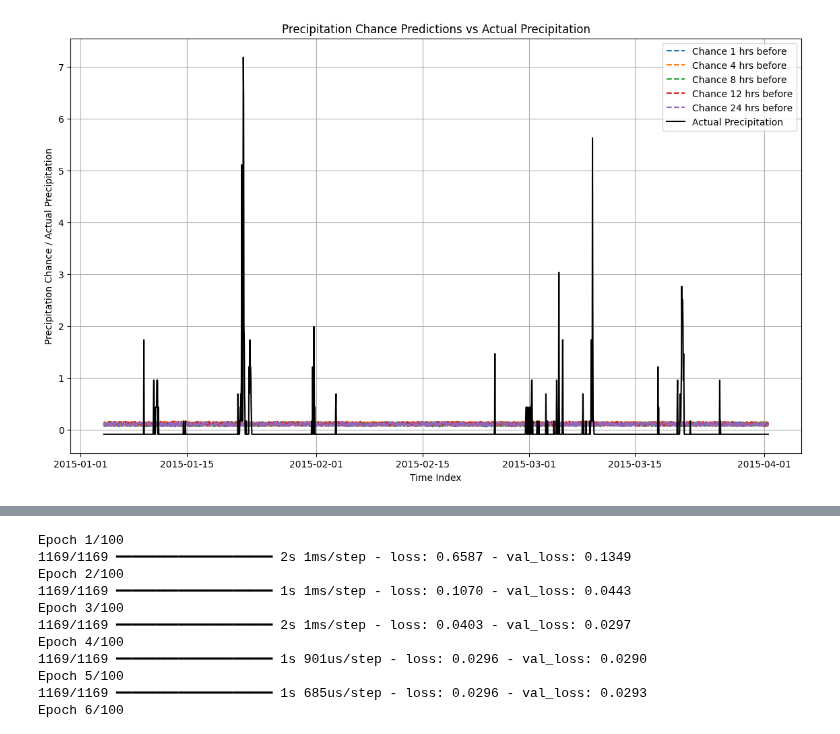
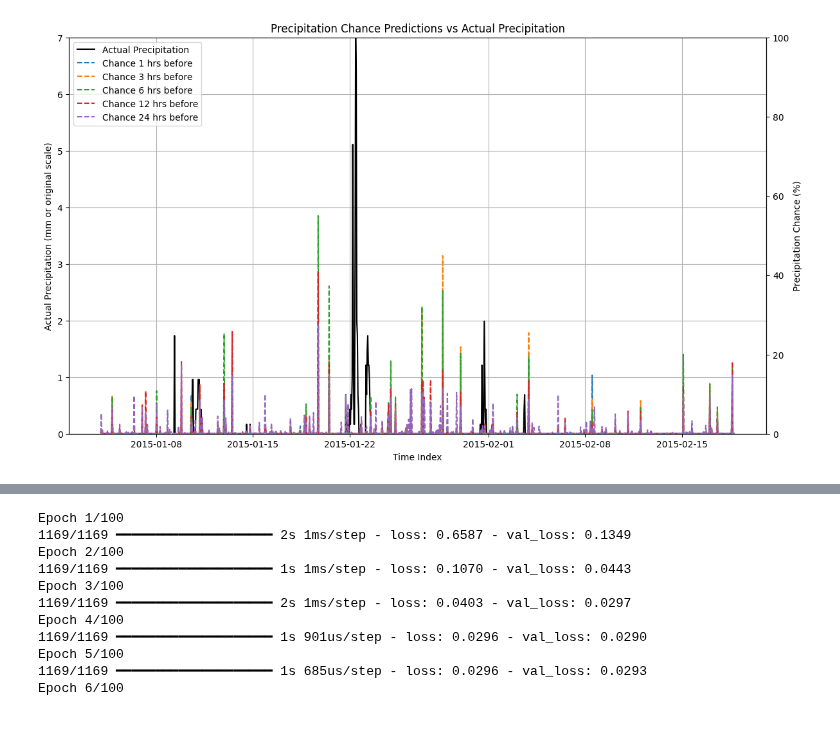
Before and after one commit to kiat/tx-soil-moisture, a Jupyter notebook: Precipitation-Percentage-Forecasting/linear_regression_prediction.ipynb, the cells around one changed output, grey strips where cells are left out. Saved outputs shown, nothing was run; the diff lists cells and outputs as text; code cells hidden in the pictures.

```diff
--- a/Precipitation-Percentage-Forecasting/linear_regression_prediction.ipynb
+++ b/Precipitation-Percentage-Forecasting/linear_regression_prediction.ipynb
@@ -37,3 +150,9 @@ df.head()
+# %%
+#Cutoff first 48hours of data
+cutoff_date = df.index.min() + pd.Timedelta(days=2)
+data = df[df.index >= cutoff_date]
+for hrs in [1, 24, 48, 72]: # 1hr, 1 day, 2 days, 3 days
+    df[f'Ppt_{hrs}hr_later'] = df['Ppt'].shift(-hrs)
 # %%
 def build_tf_linear_regression_model(input_shape):
     model = tf.keras.Sequential([
@@ -64,7 +183,12 @@ for interval in target_intervals:
 
     # Build and train the TensorFlow model
     model = build_tf_linear_regression_model(input_shape=X.shape[1])
-    model.fit(X_train, y_train, epochs=50, batch_size=16, verbose=0)
+    class_weights = {0: 1, 1: 10}  # Increase weight for 'rain' cases
+
+    # Use `class_weights` in model.fit
+    history = model.fit(X_train, y_train,
+                        epochs=50,
+                        class_weight=class_weights)
 
     # Predict precipitation chance and add some random chance if clear
     df[f"precip_chance_{interval}_hrs"] = model.predict(X).flatten()
@@ -88,37 +292,49 @@ df.head()
 # %%
 import matplotlib.pyplot as plt
 
-def plot_precipitation_chances(df, target_intervals=[1, 4, 8, 12, 24], actual_column='Ppt', timeframe=(0, 100)):
+def plot_precipitation_chances(df, target_intervals=[1, 3, 6, 12, 24], actual_column='Ppt', timeframe=(0, 100)):
     """
     Plots precipitation chance predictions at different intervals against the actual precipitation values.
 
     Parameters:
         df (pd.DataFrame): DataFrame containing the precipitation chance columns and actual precipitation values.
         target_intervals (list): List of intervals (in hours) for which the precipitation chance is calculated.
         actual_column (str): Name of the actual precipitation column in the DataFrame.
         timeframe (tuple): Tuple (start, end) indicating the index range to plot for better visualization.
     """
     start, end = timeframe
-    plt.figure(figsize=(14, 8))
+    fig, ax1 = plt.subplots(figsize=(14, 8))
 
-    # Plot each interval's precipitation chance
+    # Plot actual precipitation values on the left y-axis
+    ax1.plot(df.index[start:end], df[actual_column][start:end], label='Actual Precipitation', color='black', linewidth=1.5)
+    ax1.set_xlabel('Time Index')
+    ax1.set_ylabel('Actual Precipitation (mm or original scale)')
+    ax1.set_ylim(0, 7)  # Set the actual precipitation scale on the left y-axis
+    ax1.grid(True)
+
+    # Set up the secondary y-axis for precipitation chance (as a percentage)
+    ax2 = ax1.twinx()
+
+    # Plot each interval's precipitation chance (scaled to 0-100%)
     for interval in target_intervals:
-        plt.plot(df.index[start:end], df[f'precip_chance_{interval}_hrs'][start:end], label=f'Chance {interval} hrs before', linestyle='--')
+        ax2.plot(df.index[start:end], df[f'Ppt_pred_{interval}hr'][start:end] * 100, label=f'Chance {interval} hrs before', linestyle='--')
 
-    # Plot actual precipitation values
-    plt.plot(df.index[start:end], df[actual_column][start:end], label='Actual Precipitation', color='black', linewidth=1.5)
+    ax2.set_ylabel('Precipitation Chance (%)')
+    ax2.set_ylim(0, 100)  # Set the scale to 0-100% for the predicted chances
 
-    # Customize the plot
-    plt.xlabel('Time Index')
-    plt.ylabel('Precipitation Chance / Actual Precipitation')
+    # Combine legends from both y-axes
+    lines1, labels1 = ax1.get_legend_handles_labels()
+    lines2, labels2 = ax2.get_legend_handles_labels()
+    ax1.legend(lines1 + lines2, labels1 + labels2, loc='upper left')
+
     plt.title('Precipitation Chance Predictions vs Actual Precipitation')
-    plt.legend()
-    plt.grid(True)
     plt.show()
 
-plot_precipitation_chances(df, timeframe=(0000, 2100))
+# Call the function with the adjusted timeframe
+#plot_precipitation_chances(aligned_full_data, timeframe=(0, 2100))
+plot_precipitation_chances(aligned_full_data, timeframe=(0, 1100))
 # %% [output]
-[figure, old version]
+[figure, new version]
 # %%
 time_intervals = [1, 4, 8, 12, 24]  # in hours
 for interval in time_intervals:
```
Also changed, not shown: parts of 8 cells of this notebook, 7 other files.
